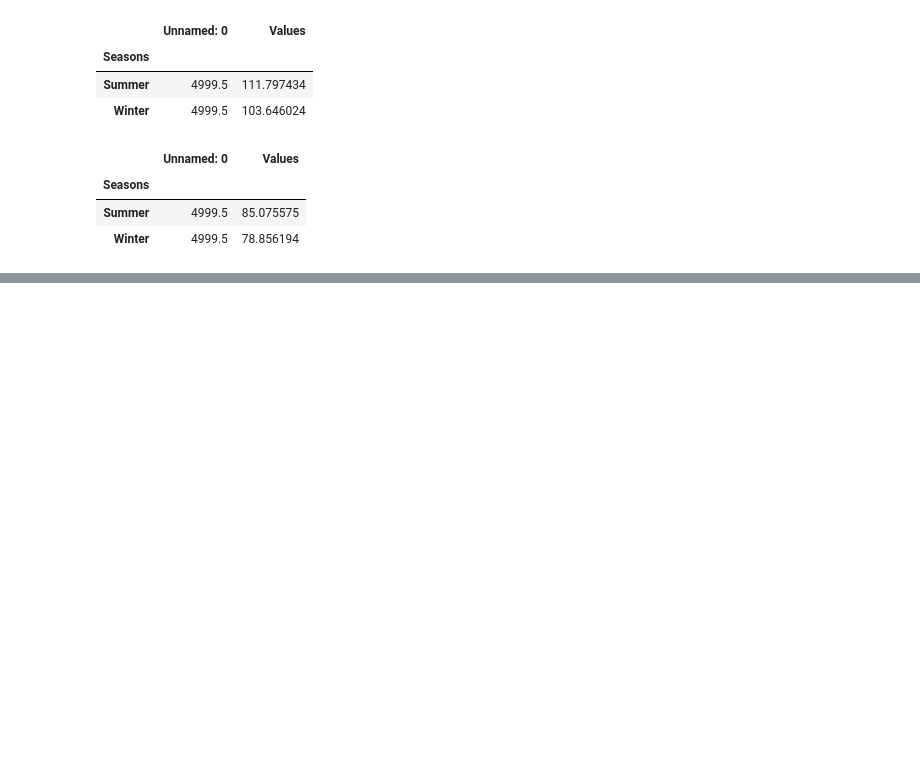
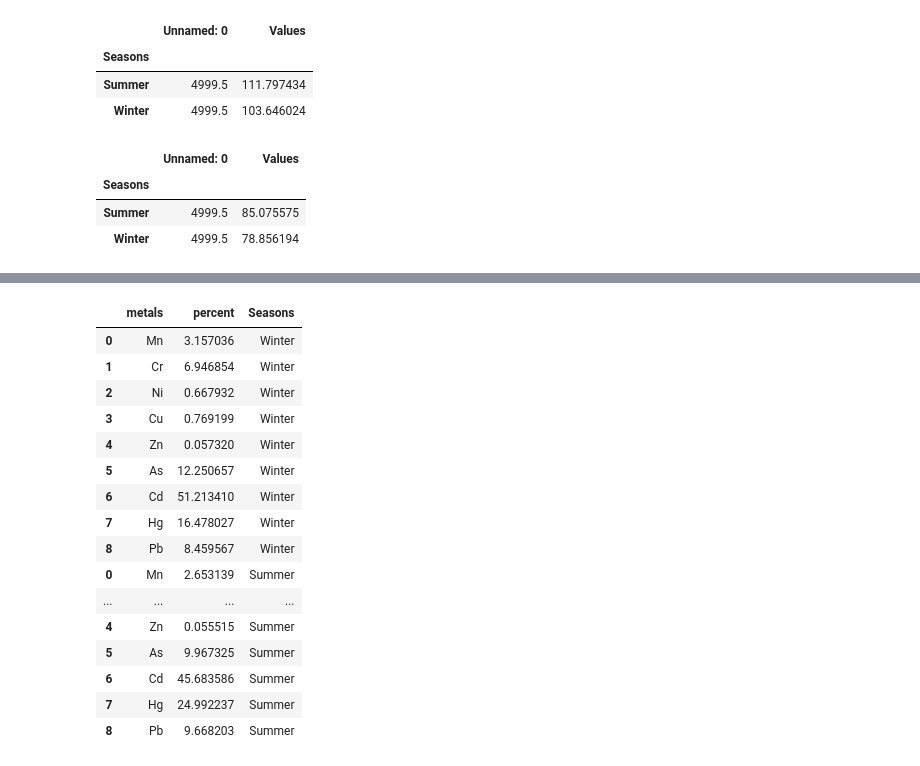
Before and after one commit to rakibhhridoy/OnGoingStudy, a Jupyter notebook: Buriganga/MonteCarloSimulationClean.ipynb, the cells around one changed output, grey strips where cells are left out. Saved outputs shown, nothing was run; the diff lists cells and outputs as text; code cells hidden in the pictures; blank space fills up the shorter version.

```diff
--- a/Buriganga/MonteCarloSimulationClean.ipynb
+++ b/Buriganga/MonteCarloSimulationClean.ipynb
@@ -1969,0 +2181,11 @@ hi83.groupby("Seasons").mean()
+# %%
+winter = ["Winter" for _ in range(9)]
+summer = ["Summer" for _ in range(9)]
+# %%
+winter = pd.Series(winter)
+summer = pd.Series(summer)
+# %%
+seasons = pd.concat([winter, summer])
+# %%
+perHiA["Seasons"] = seasons
+perHiC["Seasons"] = seasons
@@ -1969,0 +2215,20 @@ hi83.groupby("Seasons").mean()
+# %%
+perHiA
+# %% [output]
+|  | metals | percent | Seasons |
+| 0 | Mn | 3.157036 | Winter |
+| 1 | Cr | 6.946854 | Winter |
+| 2 | Ni | 0.667932 | Winter |
+| 3 | Cu | 0.769199 | Winter |
+| 4 | Zn | 0.057320 | Winter |
+| 5 | As | 12.250657 | Winter |
+| 6 | Cd | 51.213410 | Winter |
+| 7 | Hg | 16.478027 | Winter |
+| 8 | Pb | 8.459567 | Winter |
+| 0 | Mn | 2.653139 | Summer |
+| ... | ... | ... | ... |
+| 4 | Zn | 0.055515 | Summer |
+| 5 | As | 9.967325 | Summer |
+| 6 | Cd | 45.683586 | Summer |
+| 7 | Hg | 24.992237 | Summer |
+| 8 | Pb | 9.668203 | Summer |
```
Also changed, not shown: parts of 31 cells of this notebook, 4 other files.
